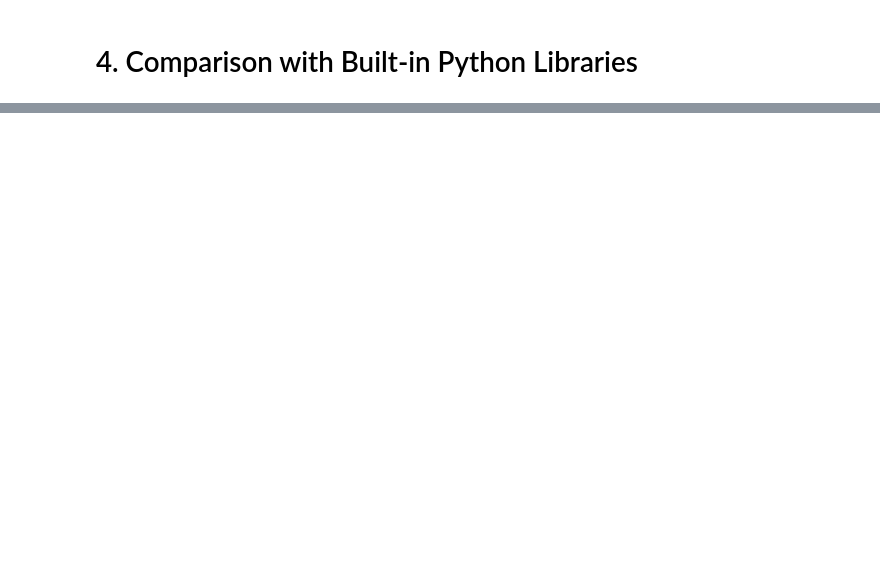
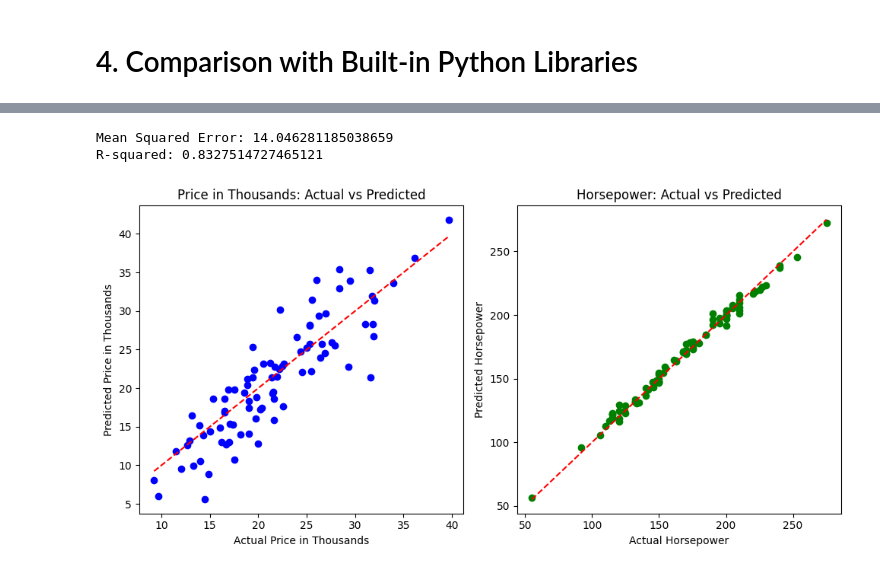
Before and after one commit to tisiphonee/DataS, a Jupyter notebook: CA5/Q2-4.ipynb, the cells around one changed output, grey strips where cells are left out. Cells and saved outputs as stored; diff of their text form; code cells hidden in the pictures; blank space fills up the shorter version.

```diff
--- a/CA5/Q2-4.ipynb
+++ b/CA5/Q2-4.ipynb
@@ -315,0 +248,29 @@ R-squared for Horsepower: 1.0
+# %%
+print("Mean Squared Error:", mse)
+print("R-squared:", r_squared)
+
+plt.figure(figsize=(10, 5))
+plt.subplot(1, 2, 1)
+plt.scatter(y_test["Price in Thousands"], y_pred[:, 0], color='blue')
+plt.plot([min(y_test["Price in Thousands"]), max(y_test["Price in Thousands"])],
+         [min(y_test["Price in Thousands"]), max(y_test["Price in Thousands"])],
+         color='red', linestyle='--')
+plt.xlabel("Actual Price in Thousands")
+plt.ylabel("Predicted Price in Thousands")
+plt.title("Price in Thousands: Actual vs Predicted")
+
+plt.subplot(1, 2, 2)
+plt.scatter(y_test["Horsepower"], y_pred[:, 1], color='green')
+plt.plot([min(y_test["Horsepower"]), max(y_test["Horsepower"])],
+         [min(y_test["Horsepower"]), max(y_test["Horsepower"])],
+         color='red', linestyle='--')
+plt.xlabel("Actual Horsepower")
+plt.ylabel("Predicted Horsepower")
+plt.title("Horsepower: Actual vs Predicted")
+
+plt.tight_layout()
+plt.show()
+# %% [output]
+Mean Squared Error: 14.046281185038659
+R-squared: 0.8327514727465121
+[figure, added]
```
Also changed, not shown: parts of 11 cells of this notebook, 2 other files.
